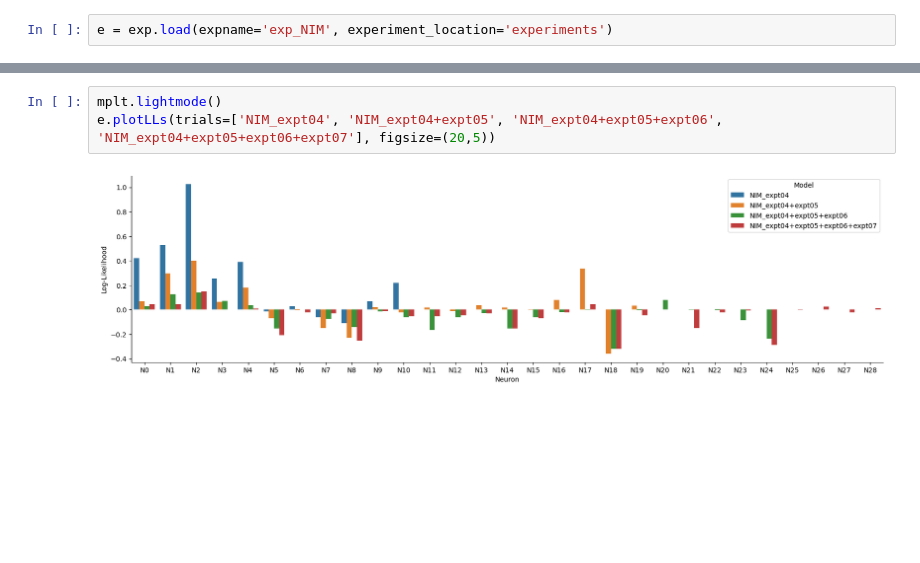
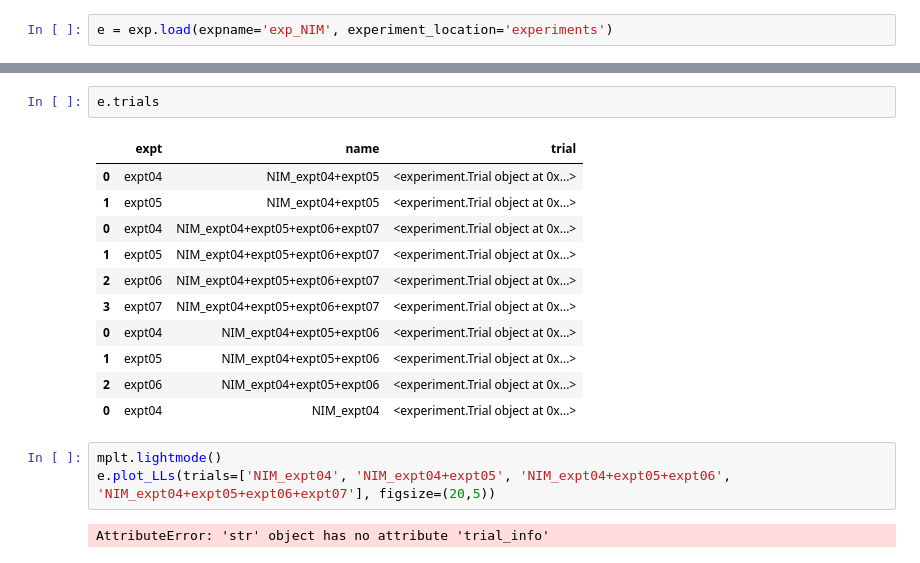
Before and after one commit to NeuroTheoryUMD/mattjac, a Jupyter notebook: v1/exp_NIM.ipynb, the cells around one changed output, grey strips where cells are left out. Cells and saved outputs as stored; diff of their text form; blank space fills up the shorter version.

```diff
--- a/v1/exp_NIM.ipynb
+++ b/v1/exp_NIM.ipynb
@@ -8,5 +25,19 @@ e = exp.load(expname='exp_NIM', experiment_location='experiments')
+# %%
+e.trials
+# %% [output]
+|  | expt | name | trial |
+| 0 | expt04 | NIM_expt04+expt05 | <experiment.Trial object at 0x...> |
+| 1 | expt05 | NIM_expt04+expt05 | <experiment.Trial object at 0x...> |
+| 0 | expt04 | NIM_expt04+expt05+expt06+expt07 | <experiment.Trial object at 0x...> |
+| 1 | expt05 | NIM_expt04+expt05+expt06+expt07 | <experiment.Trial object at 0x...> |
+| 2 | expt06 | NIM_expt04+expt05+expt06+expt07 | <experiment.Trial object at 0x...> |
+| 3 | expt07 | NIM_expt04+expt05+expt06+expt07 | <experiment.Trial object at 0x...> |
+| 0 | expt04 | NIM_expt04+expt05+expt06 | <experiment.Trial object at 0x...> |
+| 1 | expt05 | NIM_expt04+expt05+expt06 | <experiment.Trial object at 0x...> |
+| 2 | expt06 | NIM_expt04+expt05+expt06 | <experiment.Trial object at 0x...> |
+| 0 | expt04 | NIM_expt04 | <experiment.Trial object at 0x...> |
 # %%
 mplt.lightmode()
-e.plotLLs(trials=['NIM_expt04', 'NIM_expt04+expt05', 'NIM_expt04+expt05+expt06', 'NIM_expt04+expt05+expt06+expt07'], figsize=(20,5))
+e.plot_LLs(trials=['NIM_expt04', 'NIM_expt04+expt05', 'NIM_expt04+expt05+expt06', 'NIM_expt04+expt05+expt06+expt07'], figsize=(20,5))
 # %% [output]
-[figure, removed]
+AttributeError: 'str' object has no attribute 'trial_info'
```
Also changed, not shown: parts of 5 cells of this notebook, 8 other files.
